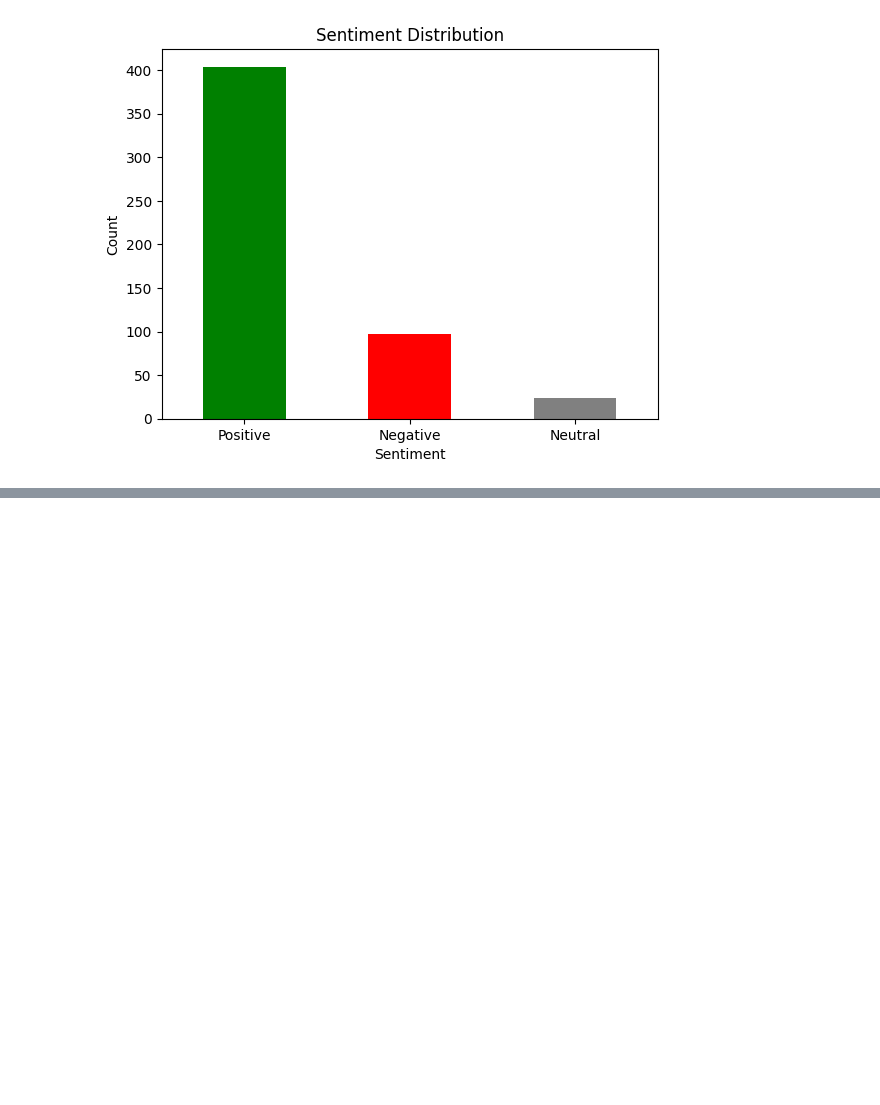
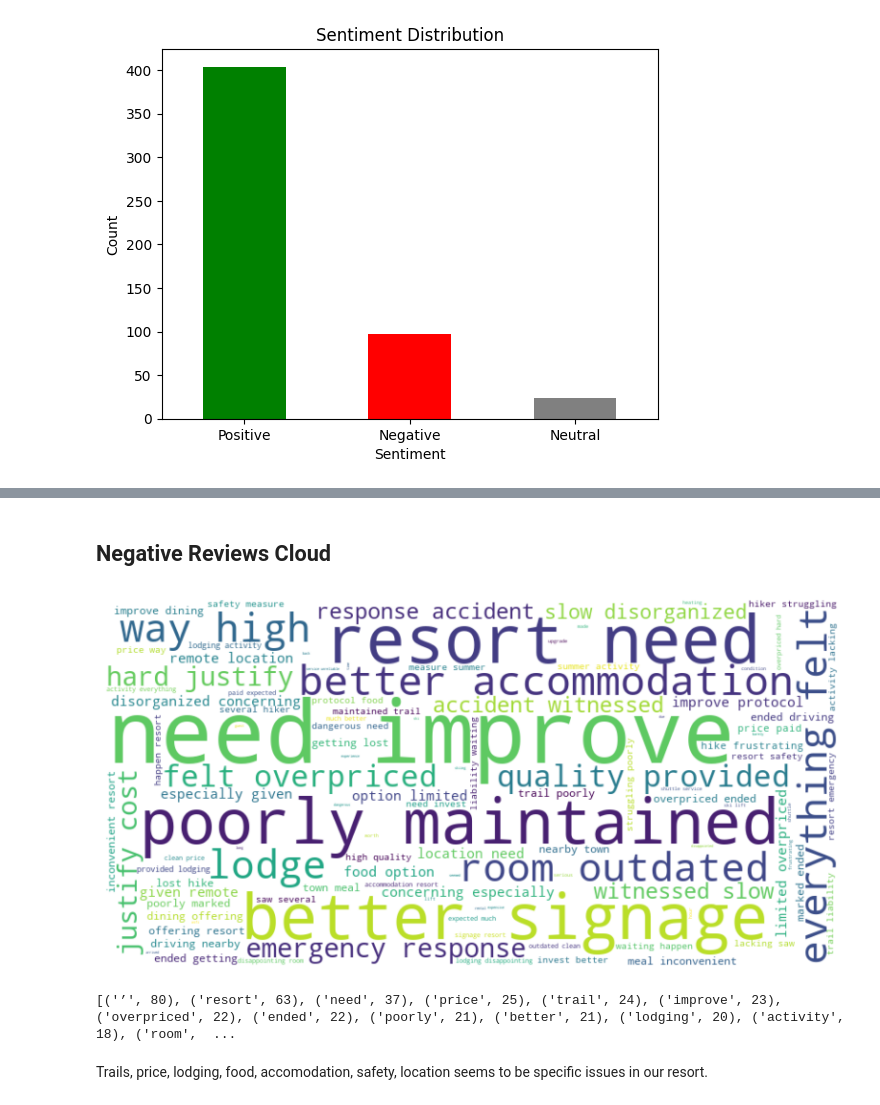
Before and after one commit to Vondent/UBC-Bolt-2025, a Jupyter notebook: ubc-bolt-2025.ipynb, the cells around one changed output, grey strips where cells are left out. Drawn from its saved outputs; the diff is of its cells as text; code cells hidden in the pictures; blank space fills up the shorter version.

```diff
--- a/ubc-bolt-2025.ipynb
+++ b/ubc-bolt-2025.ipynb
@@ -186,0 +227,3 @@ plt.show()
+# %%
+negative_reviews = reviews_dat[reviews_dat['Sentiment'] == "Negative"]
+negative_reviews.head()
@@ -186,0 +237,21 @@ plt.show()
+# %% [markdown]
+## Negative Reviews Cloud
+# %%
+text = " ".join(negative_reviews["Cleaned_Review"])
+wordcloud = WordCloud(width=800, height=400, background_color="white").generate(text)
+
+plt.figure(figsize=(10, 5))
+plt.imshow(wordcloud, interpolation="bilinear")
+plt.axis("off")
+plt.show()
+# %% [output]
+[figure, added]
+# %%
+words = " ".join(negative_reviews["Cleaned_Review"]).split()
+word_freq = Counter(words).most_common(30)
+
+print(word_freq)
+# %% [output]
+[('’', 80), ('resort', 63), ('need', 37), ('price', 25), ('trail', 24), ('improve', 23), ('overpriced', 22), ('ended', 22), ('poorly', 21), ('better', 21), ('lodging', 20), ('activity', 18), ('room',  ...
+# %% [markdown]
+Trails, price, lodging, food, accomodation, safety, location seems to be specific issues in our resort.
```
Also changed, not shown: parts of 8 cells of this notebook.
